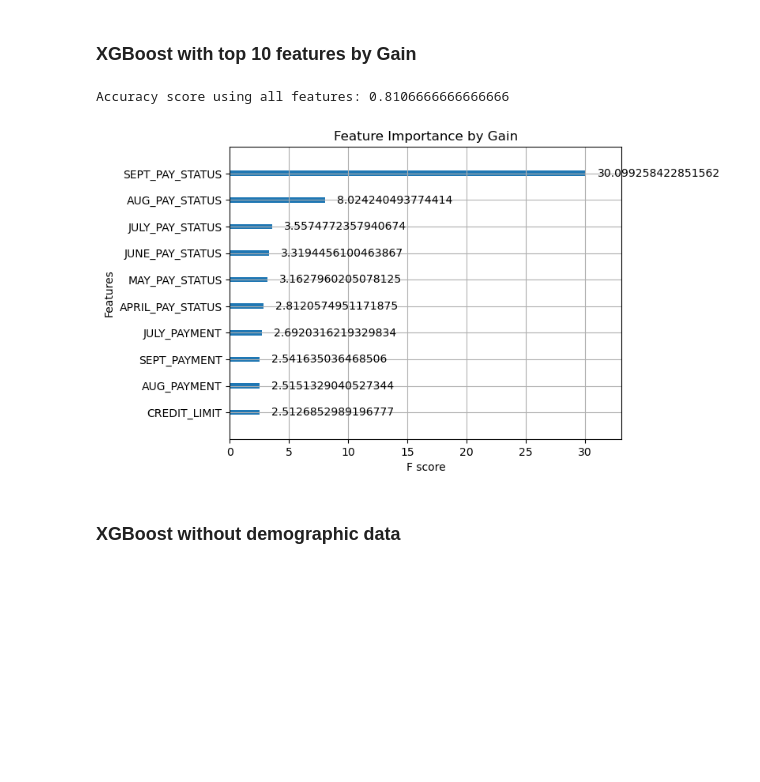
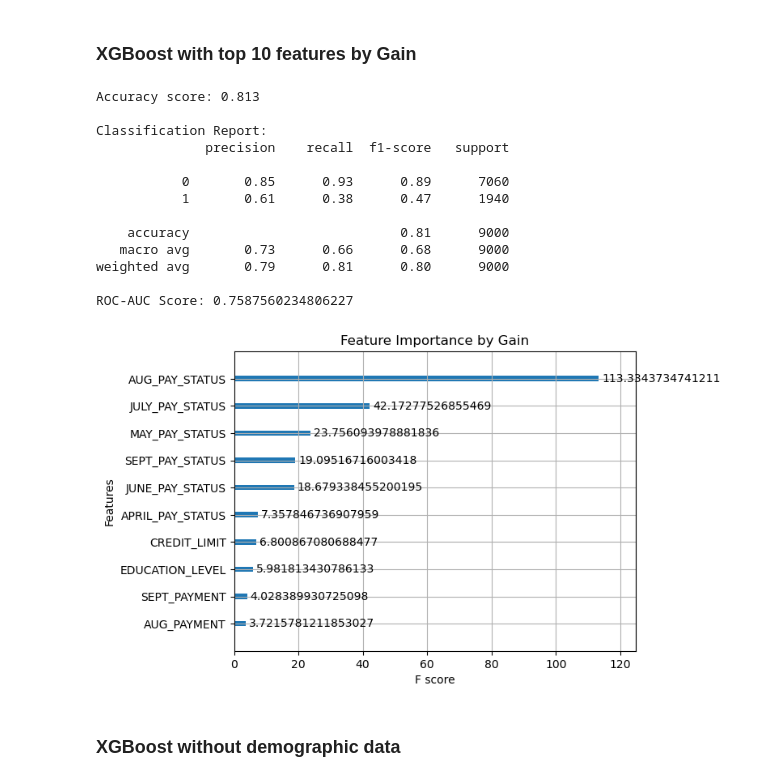
Before and after one commit to DatasanAli/AAI-501-Grp1, a Jupyter notebook: notebooks/xgboost.ipynb, the cells around one changed output. Saved outputs shown, nothing was run; the diff lists cells and outputs as text; code cells hidden in the pictures; blank space fills up the shorter version.

Commit message:
use resampled data and add helper function

```diff
--- a/notebooks/xgboost.ipynb
+++ b/notebooks/xgboost.ipynb
@@ -35,3 +37,23 @@ APRIL_PAYMENT: 2958 outliers capped.
+# %%
+from imblearn.over_sampling import KMeansSMOTE
+from sklearn.model_selection import train_test_split
+from sklearn.preprocessing import StandardScaler
+from collections import Counter
+
+scaler = StandardScaler()
+features_scaled = scaler.fit_transform(features)
+features_scaled =  pd.DataFrame(features_scaled, columns=features.columns, index=features.index)
+
+features_train, features_test, targets_train, targets_test = train_test_split(features_scaled, targets, test_size=0.3, random_state=0)
+
+kmeans_smote = KMeansSMOTE(
+    random_state=0,
+    k_neighbors=5,
+    cluster_balance_threshold=0.1,
+    n_jobs=-1
+)
+
+features_train_resampled, targets_train_resampled = kmeans_smote.fit_resample(features_train, targets_train)
 # %% [markdown]
 ## XGBoost and Feature Selection
 # %% [markdown]
@@ -109,0 +114,7 @@ weighted avg       0.80      0.82      0.80      6000
+# %%
+from xgboost import XGBClassifier
+
+xgb_model_all_features = XGBClassifier(eval_metric='logloss')
+xgb_model_all_features.fit(features_train_resampled, targets_train_resampled)
+
+xgb_predict_and_score(xgb_model_all_features, features_test, targets_test)
@@ -112,23 +138,27 @@ weighted avg       0.80      0.82      0.80      6000
 # %%
 feature_importance = xgb_model_all_features.get_booster().get_score(importance_type='gain')
 feature_importance_df = pd.DataFrame.from_dict(feature_importance, orient='index', columns=['Gain']).sort_values(by='Gain', ascending=False)
 top_10_features = feature_importance_df.head(10).index.tolist()
 
 xgb_model_top_10_features = XGBClassifier(eval_metric='logloss')
-xgb_model_top_10_features.fit(features_train[top_10_features], target_train)
+xgb_model_top_10_features.fit(features_train_resampled[top_10_features], targets_train_resampled)
 
-pred = xgb_model_top_10_features.predict(features_test[top_10_features])
-score = accuracy_score(target_test, pred)
-print('Accuracy score using all features: {}'.format(score))
-print("\nClassification Report:")
-print(classification_report(target_test, pred))
-
-plot_importance(xgb_model_top_10_features, importance_type='gain')
-plt.title('Feature Importance by Gain')
-plt.show()
+xgb_predict_and_score(xgb_model_top_10_features, features_test[top_10_features], targets_test)
 # %% [output]
-Accuracy score using all features: 0.8106666666666666
+Accuracy score: 0.813
+
+Classification Report:
+              precision    recall  f1-score   support
+
+           0       0.85      0.93      0.89      7060
+           1       0.61      0.38      0.47      1940
+
+    accuracy                           0.81      9000
+   macro avg       0.73      0.66      0.68      9000
+weighted avg       0.79      0.81      0.80      9000
+
+ROC-AUC Score: 0.7587560234806227
-[figure, old version]
+[figure, new version]
 # %% [markdown]
 ### XGBoost without demographic data
 # %%
```
Also changed, not shown: parts of 9 cells of this notebook.
